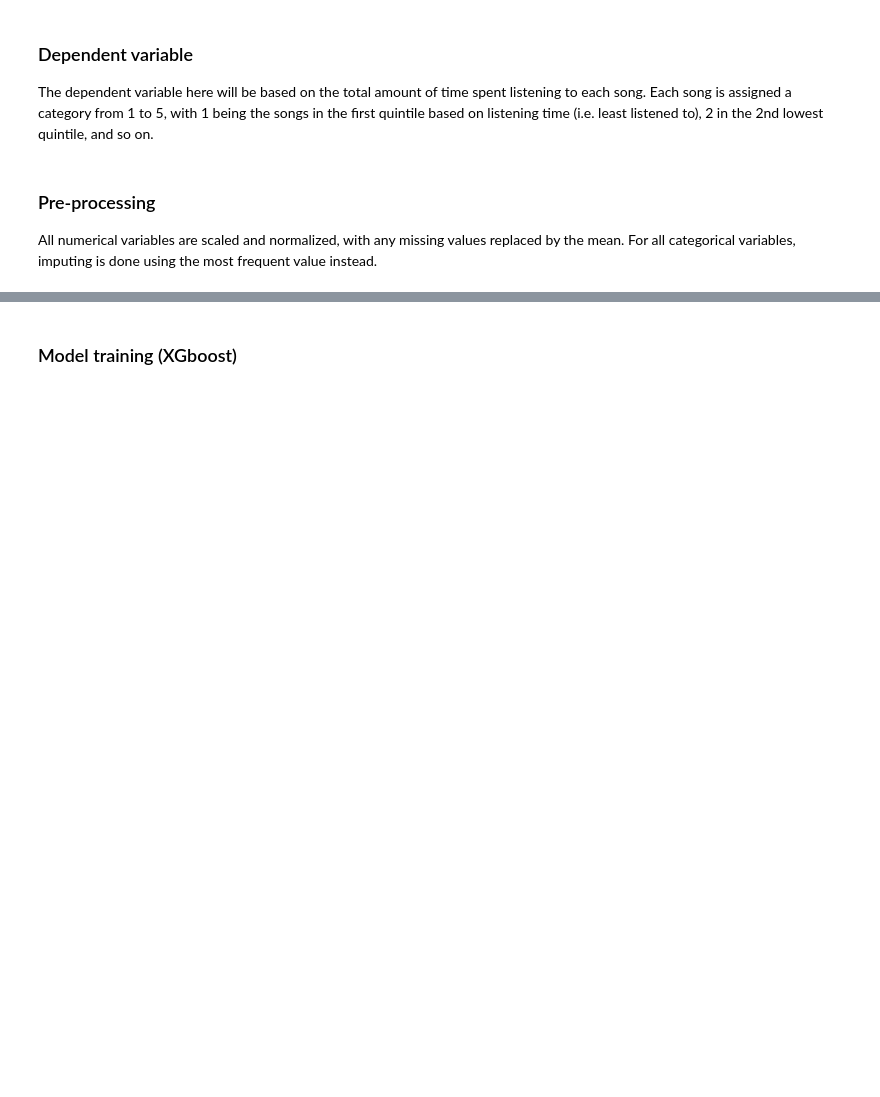
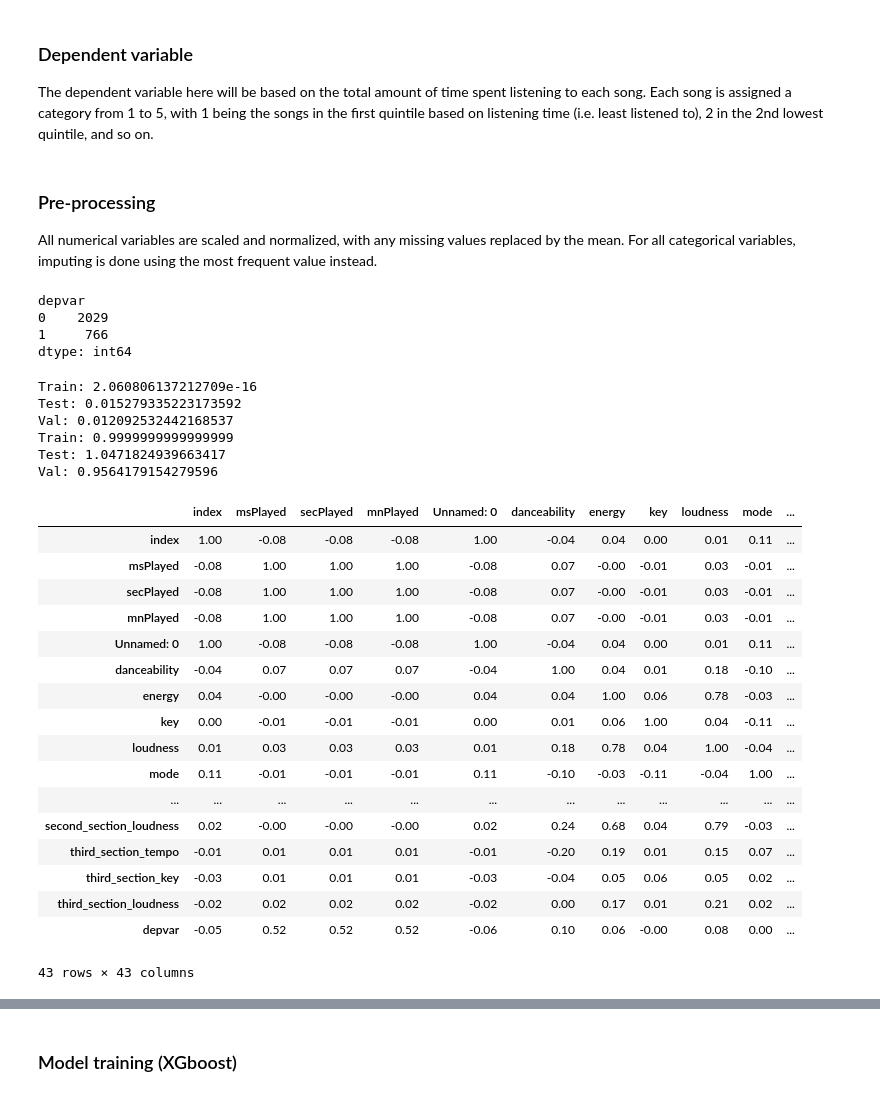
Before and after one commit to outofthegrid/spotify-scorer, a Jupyter notebook: spotify_data_exploration.ipynb, the cells around one changed output, grey strips where cells are left out. Saved outputs shown, nothing was run; the diff lists cells and outputs as text; code cells hidden in the pictures; blank space fills up the shorter version.

```diff
--- a/spotify_data_exploration.ipynb
+++ b/spotify_data_exploration.ipynb
@@ -327,7 +340,7 @@ In addition to the features returned directly by the API endpoint, a few other f
 * The song popularity, provided from the track endpoint as a value from 0 to 100 (not implemented yet)
 # %%
 # Read in data
-track_data = pandas.read_csv('/Users/ds-ingrid/GitHub/spotify-scorer/raw_feature_data.csv')
+track_data = pandas.read_csv('/Users/ds-ingrid/GitHub/spotify-scorer/data/raw_feature_data.csv')
 
 # Create artist ranking
 artist_ranking = listeningHistAgg.groupby(['artistName'])['mnPlayed'].agg('sum').reset_index()
@@ -464,0 +463,22 @@ X_test = scaler.transform(X_test)
+# %%
+track_data_df.groupby(['depvar']).size()
+# %% [output]
+depvar
+0    2029
+1     766
+dtype: int64
+# %%
+# Get rid of incimplete rows
+track_data_df = track_data_df[track_data_df['key'].notnull()].reset_index(drop=True)
+
+# Separate majority and minority classes
+track_data_df_0 = track_data_df[track_data_df.depvar==0]
+track_data_df_1 = track_data_df[track_data_df.depvar==1]
+
+# Downsample majority class
+track_data_df_0_undersampled = resample(track_data_df_0,
+                                 replace=False,     # sample without replacement
+                                 n_samples=len(track_data_df_1))    # to match minority class
+
+# Combine minority class with downsampled majority class
+track_data_df = pandas.concat([track_data_df_0_undersampled, track_data_df_1])
@@ -464,0 +494,47 @@ X_test = scaler.transform(X_test)
+# %%
+# Pre-process training, validation, and test sets
+scaler = preprocessor.fit(X_train)
+X_train = scaler.transform(X_train)
+X_val = scaler.transform(X_val)
+X_test = scaler.transform(X_test)
+
+# Confirm results are as expected after pre-processing
+print('Train: ' + str(X_train[:,1].mean()))
+print('Test: ' + str(X_test[:,1].mean()))
+print('Val: ' + str(X_val[:,1].mean()))
+
+print('Train: ' + str(X_train[:,1].std()))
+print('Test: ' + str(X_test[:,1].std()))
+print('Val: ' + str(X_val[:,1].std()))
+# %% [output]
+Train: 2.060806137212709e-16
+Test: 0.015279335223173592
+Val: 0.012092532442168537
+Train: 0.9999999999999999
+Test: 1.0471824939663417
+Val: 0.9564179154279596
+# %%
+from scipy import stats
+#stats.pearsonr(track_data_df['mnPlayed'],track_data_df['danceability'])
+
+cormat = track_data_df.corr()
+round(cormat,2)
+# %% [output]
+|  | index | msPlayed | secPlayed | mnPlayed | Unnamed: 0 | danceability | energy | key | loudness | mode | ... |
+| index | 1.00 | -0.08 | -0.08 | -0.08 | 1.00 | -0.04 | 0.04 | 0.00 | 0.01 | 0.11 | ... |
+| msPlayed | -0.08 | 1.00 | 1.00 | 1.00 | -0.08 | 0.07 | -0.00 | -0.01 | 0.03 | -0.01 | ... |
+| secPlayed | -0.08 | 1.00 | 1.00 | 1.00 | -0.08 | 0.07 | -0.00 | -0.01 | 0.03 | -0.01 | ... |
+| mnPlayed | -0.08 | 1.00 | 1.00 | 1.00 | -0.08 | 0.07 | -0.00 | -0.01 | 0.03 | -0.01 | ... |
+| Unnamed: 0 | 1.00 | -0.08 | -0.08 | -0.08 | 1.00 | -0.04 | 0.04 | 0.00 | 0.01 | 0.11 | ... |
+| danceability | -0.04 | 0.07 | 0.07 | 0.07 | -0.04 | 1.00 | 0.04 | 0.01 | 0.18 | -0.10 | ... |
+| energy | 0.04 | -0.00 | -0.00 | -0.00 | 0.04 | 0.04 | 1.00 | 0.06 | 0.78 | -0.03 | ... |
+| key | 0.00 | -0.01 | -0.01 | -0.01 | 0.00 | 0.01 | 0.06 | 1.00 | 0.04 | -0.11 | ... |
+| loudness | 0.01 | 0.03 | 0.03 | 0.03 | 0.01 | 0.18 | 0.78 | 0.04 | 1.00 | -0.04 | ... |
+| mode | 0.11 | -0.01 | -0.01 | -0.01 | 0.11 | -0.10 | -0.03 | -0.11 | -0.04 | 1.00 | ... |
+| ... | ... | ... | ... | ... | ... | ... | ... | ... | ... | ... | ... |
+| second_section_loudness | 0.02 | -0.00 | -0.00 | -0.00 | 0.02 | 0.24 | 0.68 | 0.04 | 0.79 | -0.03 | ... |
+| third_section_tempo | -0.01 | 0.01 | 0.01 | 0.01 | -0.01 | -0.20 | 0.19 | 0.01 | 0.15 | 0.07 | ... |
+| third_section_key | -0.03 | 0.01 | 0.01 | 0.01 | -0.03 | -0.04 | 0.05 | 0.06 | 0.05 | 0.02 | ... |
+| third_section_loudness | -0.02 | 0.02 | 0.02 | 0.02 | -0.02 | 0.00 | 0.17 | 0.01 | 0.21 | 0.02 | ... |
+| depvar | -0.05 | 0.52 | 0.52 | 0.52 | -0.06 | 0.10 | 0.06 | -0.00 | 0.08 | 0.00 | ... |
+43 rows × 43 columns
```
Also changed, not shown: parts of 20 cells of this notebook, 3 other files.
